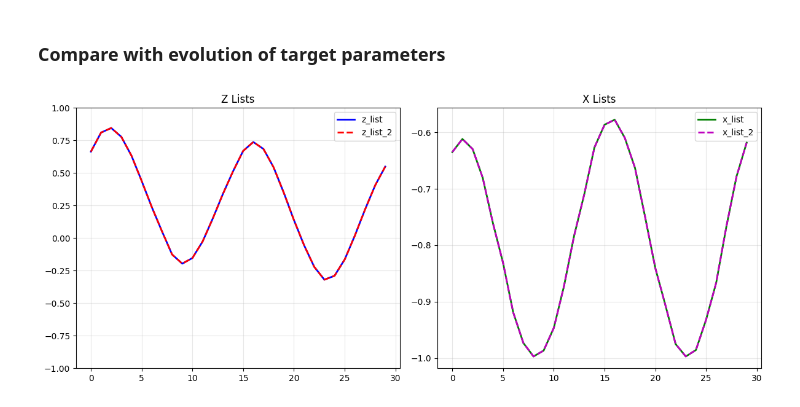
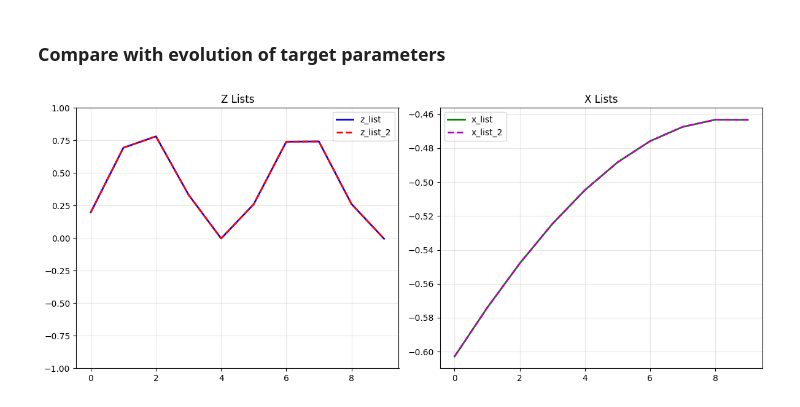
Before and after one commit to OsQarM/retech_2025, a Jupyter notebook: notebooks/annealing_optimizer.ipynb, the cells around one changed output. Cells and saved outputs as stored; diff of their text form; code cells hidden in the pictures.

Commit message:
Minor tests and fixes

```diff
--- a/notebooks/annealing_optimizer.ipynb
+++ b/notebooks/annealing_optimizer.ipynb
@@ -47,14 +47,14 @@ Weights: [-0.69167846  0.79319044]
 # %%
-H_test = hamiltonian.QutipHamiltonian(nqubits)
-H_test.add_x_field(0, 0.5)
-H_test.add_z_field(0, 0.8)
-target_weights = [0.5, 0.8]
+# H_test = hamiltonian.QutipHamiltonian(nqubits)
+# H_test.add_x_field(0, 0.5)
+# H_test.add_z_field(0, 0.8)
+# target_weights = [0.5, 0.8]
 # %% [markdown]
 ## Perform a time evolution and extract bitstring probabilities
 # %%
 ti = 0
-times = np.linspace(0.1, 2, 20)
 nsteps = 1000
+times = np.linspace(0.01, 0.1, 10)
 
 target_states = []
 z_list = []
@@ -78,9 +78,9 @@ for tf in times:
 ## Alternative, quantum annealing evolution
 # %%
 ti = 0
-times = np.linspace(0.1, 10, 30)
-dt = 0.01
-target_weights = [0.5, 0.8]
+times = np.linspace(0.01, 0.1, 10)
+dt = 0.0001
+#target_weights = [0.5, 0.8]
 initial_state = tensor_prod([(ket(0) - ket(1)).unit() for _ in range(nqubits)]).unit()
 Hx = sum(X(i) for i in range(nqubits)) #Driver
 Ht = hamiltonian.create_hamiltonian_from_weights(nqubits, target_weights) #target
@@ -195,26 +197,36 @@ for T in times:
 # %% [markdown]
 ### Compare with evolution of target parameters
 # %%
-
+final_weights = res.x
 H_target_qutip = hamiltonian.create_hamiltonian_from_weights(nqubits, target_weights, backend='qutip')
-H_final_qutip = hamiltonian.create_hamiltonian_from_weights(nqubits, target_weights, backend='qutip')
+H_final_qutip = hamiltonian.create_hamiltonian_from_weights(nqubits, final_weights, backend='qutip')
 
 
 
 for i in range(len(final_states)):
 
     observables_target = dynamics.calculate_expectation_values(target_states, H_target_qutip)
     observables_final = dynamics.calculate_expectation_values(final_states, H_final_qutip)
 
     z_exp_1 = observables_target['Sz']
     x_exp_1 = observables_target['Sx']
+    z_exp_2 = observables_final ['Sz']
+    x_exp_2 = observables_final ['Sx']
 
-    z_exp_2 = observables_final['Sz']
-    x_exp_2 = observables_final['Sx']
+    # z_exp_1 = observables_target['Sz'][0]
+    # x_exp_1 = observables_target['Sx'][0]
+    # z_exp_2 = observables_final ['Sz'][0]
+    # x_exp_2 = observables_final ['Sx'][0]
+    # z_exp_3 = observables_target['Sz'][1]
+    # x_exp_3 = observables_target['Sx'][1]
+    # z_exp_4 = observables_final ['Sz'][1]
+    # x_exp_4 = observables_final ['Sx'][1]
 
-plot_expectations(z_exp_1, x_exp_2, z_exp_1, x_exp_2)
+#plots.plot_4_expectations(z_exp_1, x_exp_2, z_exp_1, x_exp_2, z_exp_3, x_exp_3, z_exp_4, x_exp_4)
+
+plots.plot_2_expectations(z_exp_1, x_exp_2, z_exp_1, x_exp_2)
 # %% [output]
-[figure, old version]
+[figure, new version]
 # %%
 print(qt.expect(qt.sigmaz(),target_states[0]))
 print(qt.expect(qt.sigmaz(),final_states[0]))
```
Also changed, not shown: parts of 7 cells of this notebook, 3 other files.
